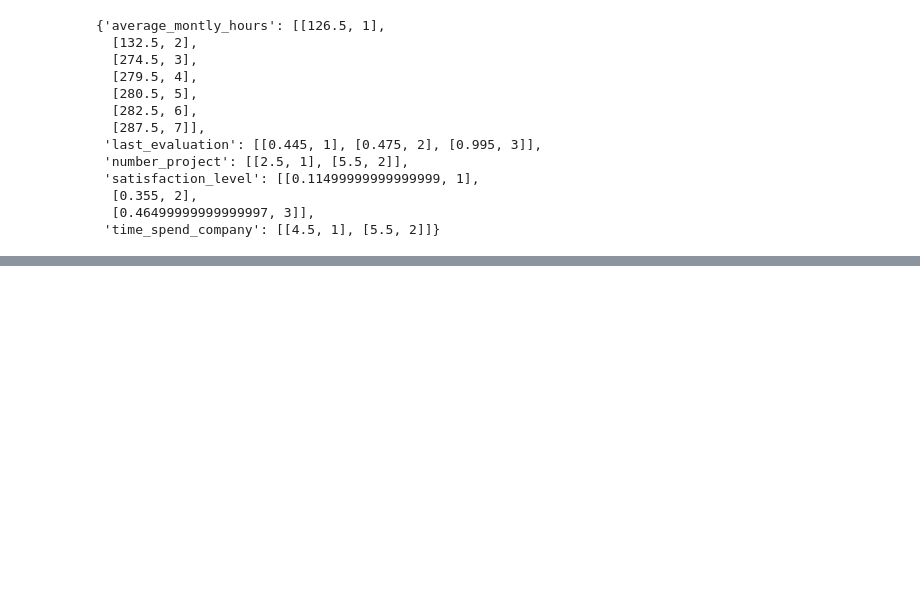
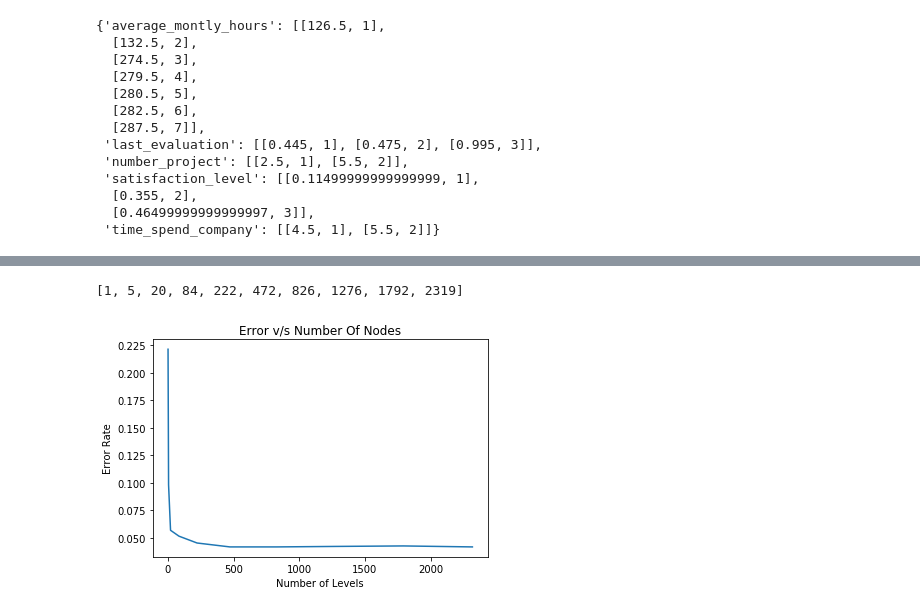
Before and after one commit to anand13sethi/decision-tree, a Jupyter notebook: Decision Tree.ipynb, the cells around one changed output, grey strips where cells are left out. Saved outputs shown, nothing was run; the diff lists cells and outputs as text; code cells hidden in the pictures; blank space fills up the shorter version.

```diff
--- a/Decision Tree.ipynb
+++ b/Decision Tree.ipynb
@@ -286,0 +342,26 @@ False Negative -  43
+# %%
+def num_of_nodes(tree,depth,cur_depth,list_num_nodes):
+    if cur_depth==depth:
+        list_num_nodes[depth]=list_num_nodes[depth]+1
+    elif cur_depth<depth:
+        for key in tree.keys():
+            if key == 'leaf':
+                list_num_nodes[depth]=list_num_nodes[depth]+1
+            elif key != 'default':
+                for val in tree[key]:
+                    num_of_nodes(tree[key][val],depth,cur_depth+1,list_num_nodes)
+list_num_nodes=[]
+for i in range(10):
+    list_num_nodes.append(0)
+    num_of_nodes(tree,i,0,list_num_nodes)
+for i in range(1,10):
+    list_num_nodes[i]=list_num_nodes[i-1] + list_num_nodes[i]
+print(list_num_nodes)
+plt.plot(list_num_nodes, error)
+plt.title('Error v/s Number Of Nodes')
+plt.xlabel('Number of Levels')
+plt.ylabel('Error Rate')
+plt.show()
+# %% [output]
+[1, 5, 20, 84, 222, 472, 826, 1276, 1792, 2319]
+[figure, added]
```
Also changed, not shown: parts of 12 cells of this notebook, 1 other file.
